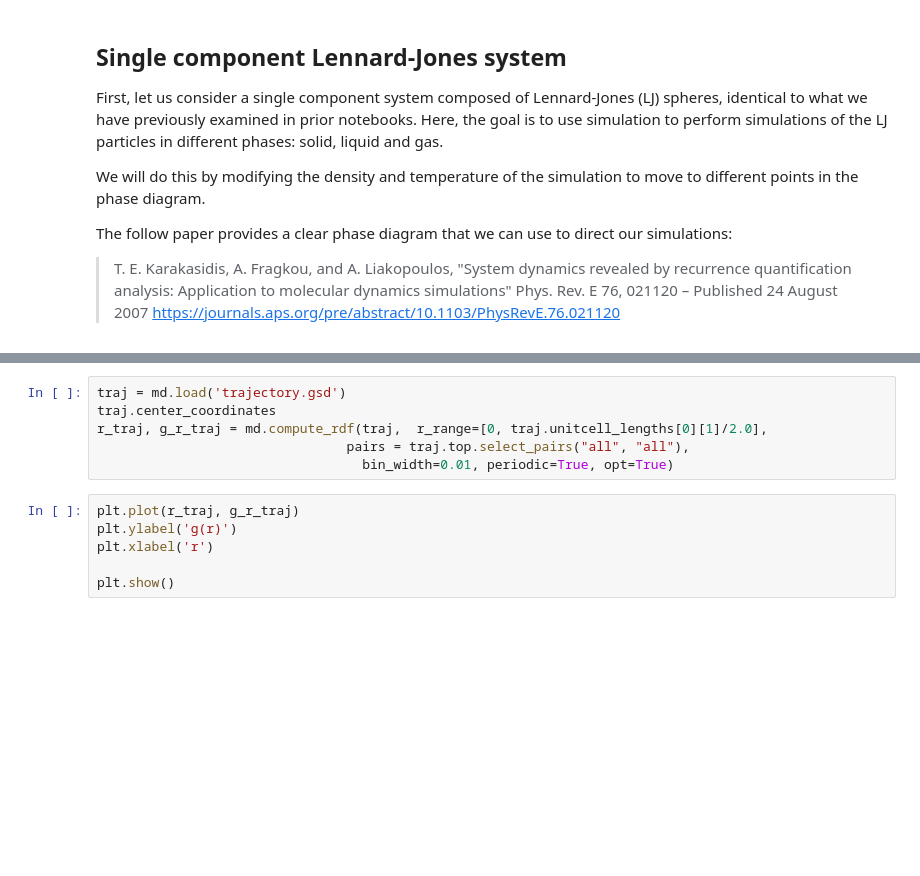
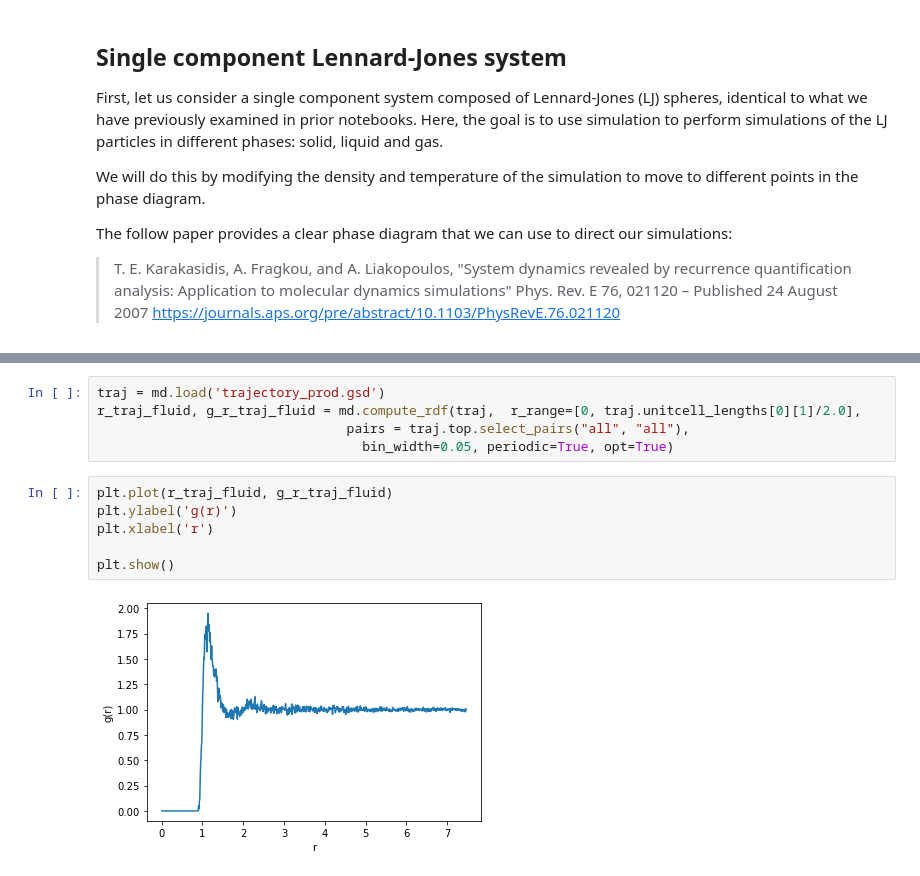
Before and after one commit to PTC-CMC/cybercamp, a Jupyter notebook: Predicting Phase Behavior.ipynb, the cells around one changed output, grey strips where cells are left out. Cells and saved outputs as stored; diff of their text form; blank space fills up the shorter version.

```diff
--- a/Predicting Phase Behavior.ipynb
+++ b/Predicting Phase Behavior.ipynb
@@ -178,12 +257,13 @@ plt.show()
 # %%
-traj = md.load('trajectory.gsd')
-traj.center_coordinates
-r_traj, g_r_traj = md.compute_rdf(traj,  r_range=[0, traj.unitcell_lengths[0][1]/2.0],
+traj = md.load('trajectory_prod.gsd')
+r_traj_fluid, g_r_traj_fluid = md.compute_rdf(traj,  r_range=[0, traj.unitcell_lengths[0][1]/2.0],
                                 pairs = traj.top.select_pairs("all", "all"),
-                                  bin_width=0.01, periodic=True, opt=True)
+                                  bin_width=0.05, periodic=True, opt=True)
 # %%
-plt.plot(r_traj, g_r_traj)
+plt.plot(r_traj_fluid, g_r_traj_fluid)
 plt.ylabel('g(r)')
 plt.xlabel('r')
 
 plt.show()
+# %% [output]
+[figure, added]
```
Also changed, not shown: parts of 22 cells of this notebook, 3 other files.
